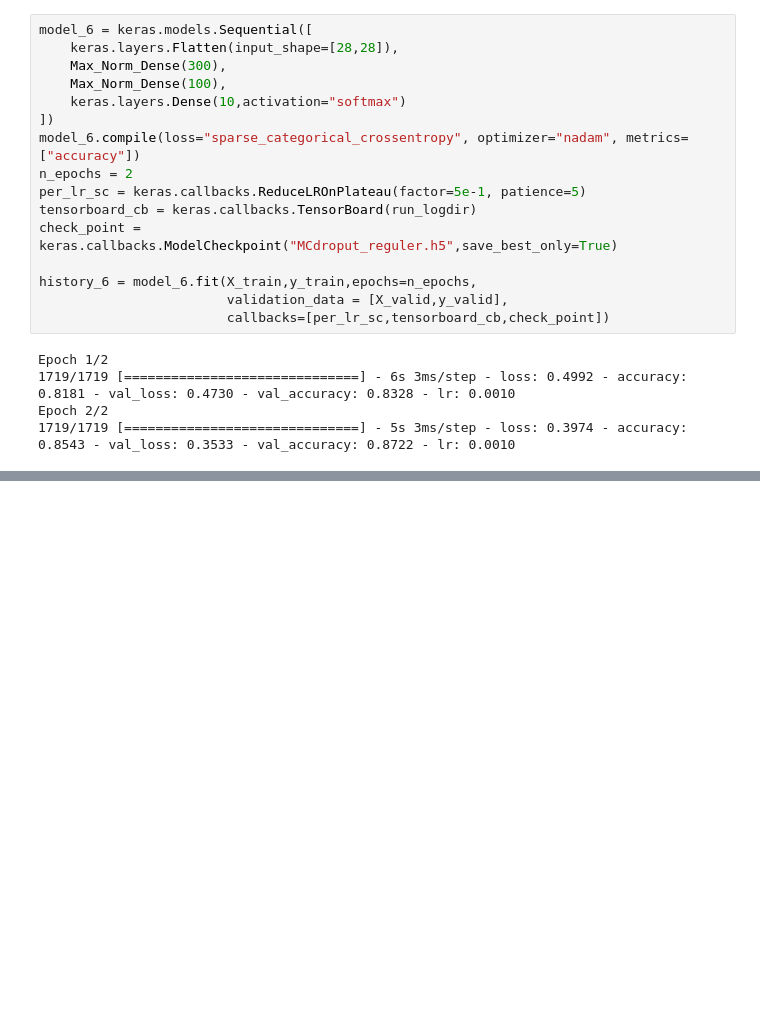
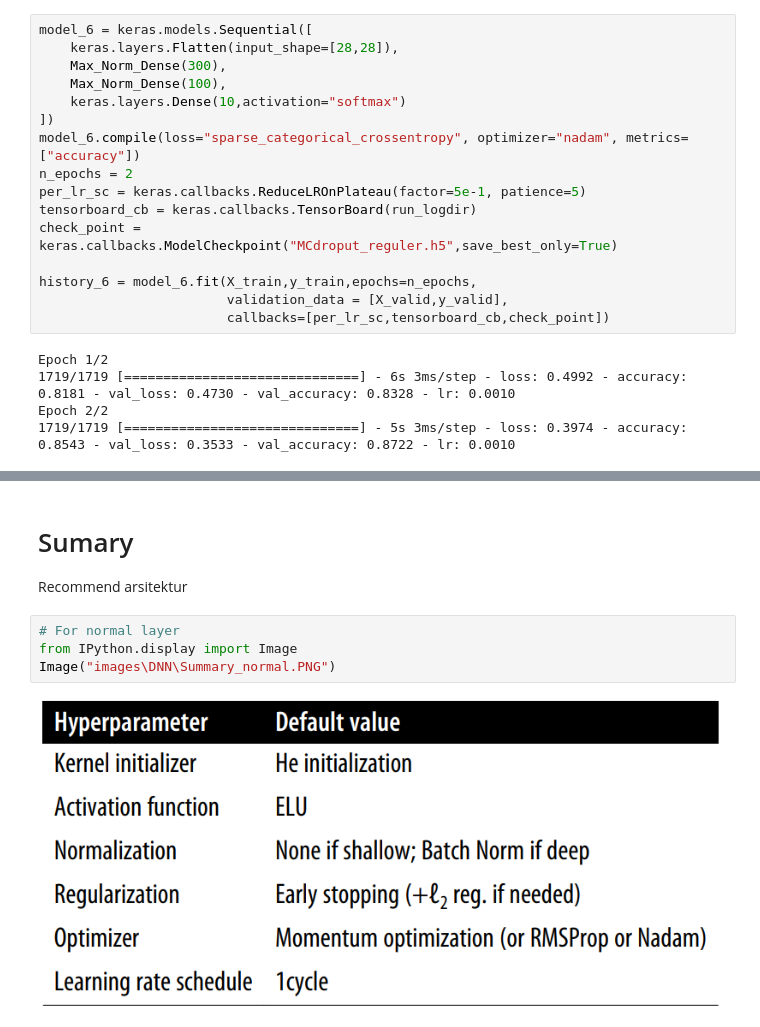
Before and after one commit to TeguhPermana666/Train_DNN, a Jupyter notebook: regulation.ipynb, the cells around one changed output, grey strips where cells are left out. Saved outputs shown, nothing was run; the diff lists cells and outputs as text; blank space fills up the shorter version.

Commit message:
[Summary]

```diff
--- a/regulation.ipynb
+++ b/regulation.ipynb
@@ -543,3 +543,12 @@ The tensorboard extension is already loaded. To reload it, use:
   %reload_ext tensorboard
 Reusing TensorBoard on port 6006 (pid 2340), started 4 days, 16:33:49 ago. (Use '!kill 2340' to kill it.)
 [interactive output not drawn]
+# %% [markdown]
+# Sumary
+Recommend arsitektur
+# %%
+# For normal layer
+from IPython.display import Image
+Image("images\DNN\Summary_normal.PNG")
+# %% [output]
+[figure, added]
```
Also changed, not shown: parts of 1 cell of this notebook.
